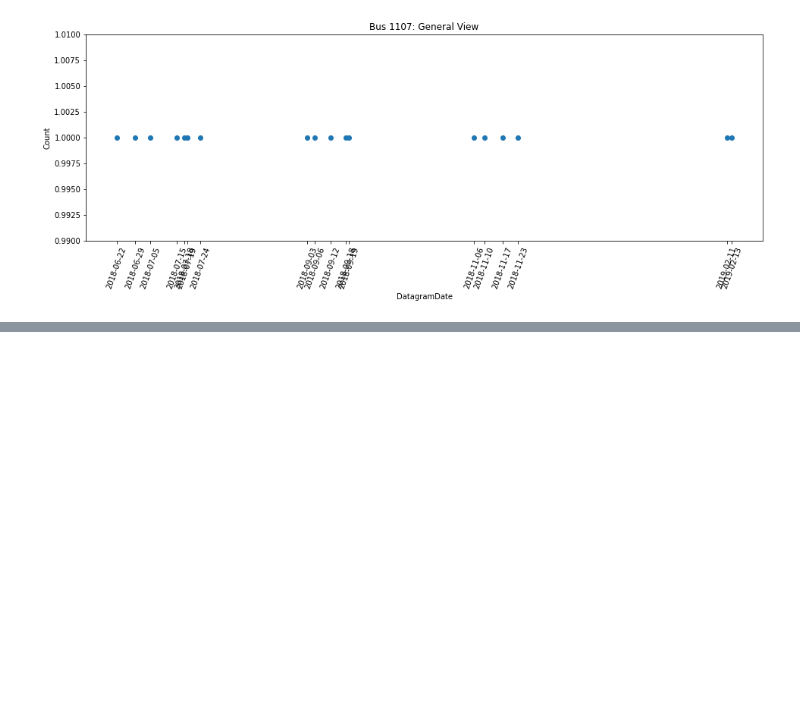
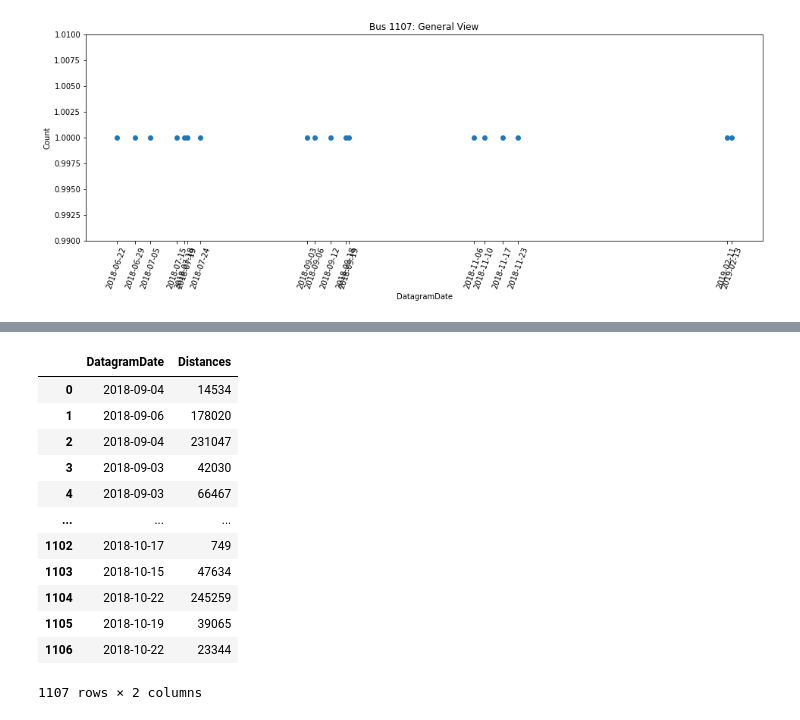
Before and after one commit to manuelq12/PDG-AVIOM-BUS_DIGITAL_TWIN, a Jupyter notebook: Analisis_Exploratorio/Python/AnalisisExploratorio.ipynb, the cells around one changed output, grey strips where cells are left out. Cells and saved outputs as stored; diff of their text form; code cells hidden in the pictures; blank space fills up the shorter version.

```diff
--- a/Analisis_Exploratorio/Python/AnalisisExploratorio.ipynb
+++ b/Analisis_Exploratorio/Python/AnalisisExploratorio.ipynb
@@ -1088,0 +1236,29 @@ plt.show()
+# %%
+counter=0
+date = null
+distances= list()
+dates= list()
+for index, row in dfOdo_Bus255.iterrows():
+    if(row['EventType']!=12 or row['EventType']!=23):
+        counter+=row['Odometer']
+    if(row['EventType']==12 or row['EventType']==23):
+        dates.append(row['DatagramDate'])
+        distances.append(counter)
+        counter=0
+
+df_distanceB255= pd.DataFrame(list(zip(dates, distances)), columns =['DatagramDate', 'Distances'])
+df_distanceB255
+# %% [output]
+|  | DatagramDate | Distances |
+| 0 | 2018-09-04 | 14534 |
+| 1 | 2018-09-06 | 178020 |
+| 2 | 2018-09-04 | 231047 |
+| 3 | 2018-09-03 | 42030 |
+| 4 | 2018-09-03 | 66467 |
+| ... | ... | ... |
+| 1102 | 2018-10-17 | 749 |
+| 1103 | 2018-10-15 | 47634 |
+| 1104 | 2018-10-22 | 245259 |
+| 1105 | 2018-10-19 | 39065 |
+| 1106 | 2018-10-22 | 23344 |
+1107 rows × 2 columns
```
Also changed, not shown: parts of 14 cells of this notebook.
